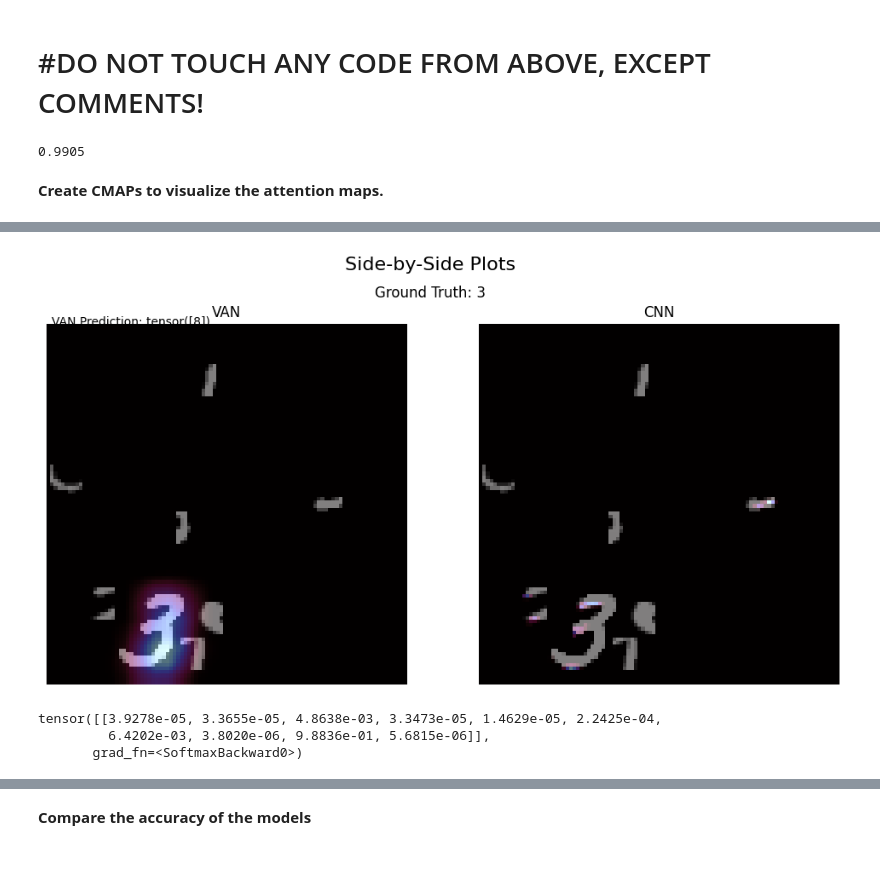
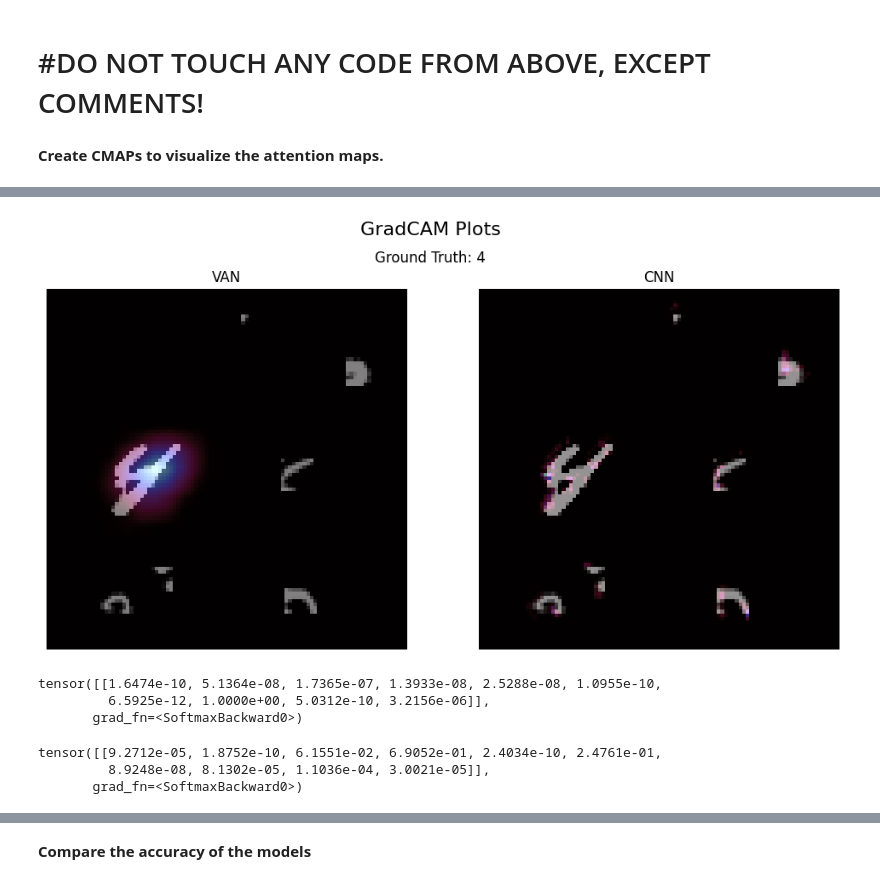
Before and after one commit to jedlito/jedlito, a Jupyter notebook: thesis.ipynb, the cells around one changed output, grey strips where cells are left out. Cells and saved outputs as stored; diff of their text form; code cells hidden in the pictures.

Commit message:
Kaggle Notebook | thesis | Thesis - Notebook_v0

```diff
--- a/thesis.ipynb
+++ b/thesis.ipynb
@@ -880,7 +909,8 @@ def import_model_from_ckpt(model:str, dataset:str ,path:str):
     return ckpt_model
 # %%
 # Import models for the upcoming comparisons to ensure reproducability as good as possible.
-van_MNIST = import_model_from_ckpt('VAN', 'MNIST', '/kaggle/input/van/pytorch/mnist/1/VAN_MNIST(channels64 128 stages2 l1 1 expansion_ratio2 4).pth')
-cnn_MNIST = import_model_from_ckpt('CNN', 'MNIST', '/kaggle/working/CNN_MNIST().pth')
-van = import_model_from_ckpt('VAN', 'cluttered_MNIST', '/kaggle/input/van/pytorch/cluttered_mnist/1/VAN_CLUTTER(channels64 128 stages2 l1 1 expansion_ratio2 4).pth')
-cnn = import_model_from_ckpt('CNN', 'cluttered_MNIST', '/kaggle/working/CNN_CLUTTER().pth')
+
+van_MNIST = import_model_from_ckpt('VAN', 'MNIST', '/kaggle/input/final-models/VAN_MNIST(channels64 128 stages2 l1 1 expansion_ratio2 4).pth')
+cnn_MNIST = import_model_from_ckpt('CNN', 'MNIST', '/kaggle/input/final-models/CNN_MNIST().pth')
+van = import_model_from_ckpt('VAN', 'cluttered_MNIST', '/kaggle/input/final-models/VAN_CLUTTER(channels64 128 stages2 l1 1 expansion_ratio2 4).pth')
+cnn = import_model_from_ckpt('CNN', 'cluttered_MNIST', '/kaggle/input/final-models/CNN_CLUTTER().pth')
@@ -889,7 +917,3 @@ ck = torch.load('/kaggle/working/CNN_MNIST().pth')
-# %%
-ck['test_accuracy']
-# %% [output]
-0.9905
 # %% [markdown]
 **Create CMAPs to visualize the attention maps.**
 # %%
@@ -985,51 +1009,53 @@ cnn.eval()
 target_layer_van = van.cpu().block_2[-1].FFN.conv3
 target_layer_cnn = cnn.cpu().conv2
 # %%
-# Create GradCAMs.
-# 539
-img_id = 695 # Select image_id for GradCAM
+# Create GradCAMs
+
+# Set seed for reproducability
+torch.manual_seed(1)
+np.random.seed(1)
+generator = torch.Generator().manual_seed(1)
+
+
+img_id = 5954 # Select image_id for GradCAM
+# Good example IDs below
+# 0 wrong classification from CNN
+# 997
+# 5954
+
 augmented_img, ground_truth = augmented_dataset_train[img_id]
 augmented_img = augmented_img.squeeze(0)
 img_tensor = augmented_img
 image = img_tensor.unsqueeze(0).to('cpu')
 
-'''
-output = self.model(data)
-_, predicted = torch.max(output.data, 1)
-'''
-'''
-output_van = van(image.unsqueeze(0))
-_, prediction_van = torch.max(output_van.data, 1)
-output_cnn = cnn(image.unsqueeze(0))
-'''
+
 cam_van = get_gradcam(van, image, target_layer_van)
 overlay_van = overlay_cam_on_image(image, cam_van)
 
 cam_cnn = get_gradcam(cnn, image, target_layer_cnn)
 overlay_cnn = overlay_cam_on_image(image, cam_cnn)
 
 
 
 # Plot the results
 fig, axes = plt.subplots(1, 2, figsize=(12, 6))
 axes[0].imshow(overlay_van)
 axes[0].set_title('VAN')
-axes[0].annotate(f'VAN Prediction: {prediction_van}', xy=(1, -0.1))
 axes[0].axis('off')
 axes[1].imshow(overlay_cnn)
 axes[1].set_title('CNN')
 axes[1].axis('off')
 
-fig.suptitle('Side-by-Side Plots', fontsize=16)
+fig.suptitle('GradCAM Plots', fontsize=16)
 fig.text(0.5, 0.90, f'Ground Truth: {ground_truth}', ha='center', fontsize=12)
+#plt.savefig(f'GradCAM_img_id_{img_id}.svg',format='svg')
 plt.show()
 # %% [output]
-[figure, old version]
+[figure, new version]
-# %%
-F.softmax(output_van)
-# %% [output]
-tensor([[3.9278e-05, 3.3655e-05, 4.8638e-03, 3.3473e-05, 1.4629e-05, 2.2425e-04,
-         6.4202e-03, 3.8020e-06, 9.8836e-01, 5.6815e-06]],
-       grad_fn=<SoftmaxBackward0>)
 # %%
+output_van = van(image.unsqueeze(0))
 F.softmax(output_van, dim=1)
+# %% [output]
+tensor([[1.6474e-10, 5.1364e-08, 1.7365e-07, 1.3933e-08, 2.5288e-08, 1.0955e-10,
+         6.5925e-12, 1.0000e+00, 5.0312e-10, 3.2156e-06]],
+       grad_fn=<SoftmaxBackward0>)
@@ -1044,0 +1062,7 @@ output_cnn
+# %%
+output_cnn = cnn(image.unsqueeze(0))
+F.softmax(output_cnn, dim=1)
+# %% [output]
+tensor([[9.2712e-05, 1.8752e-10, 6.1551e-02, 6.9052e-01, 2.4034e-10, 2.4761e-01,
+         8.9248e-08, 8.1302e-05, 1.1036e-04, 3.0021e-05]],
+       grad_fn=<SoftmaxBackward0>)
```
Also changed, not shown: parts of 33 cells of this notebook.
